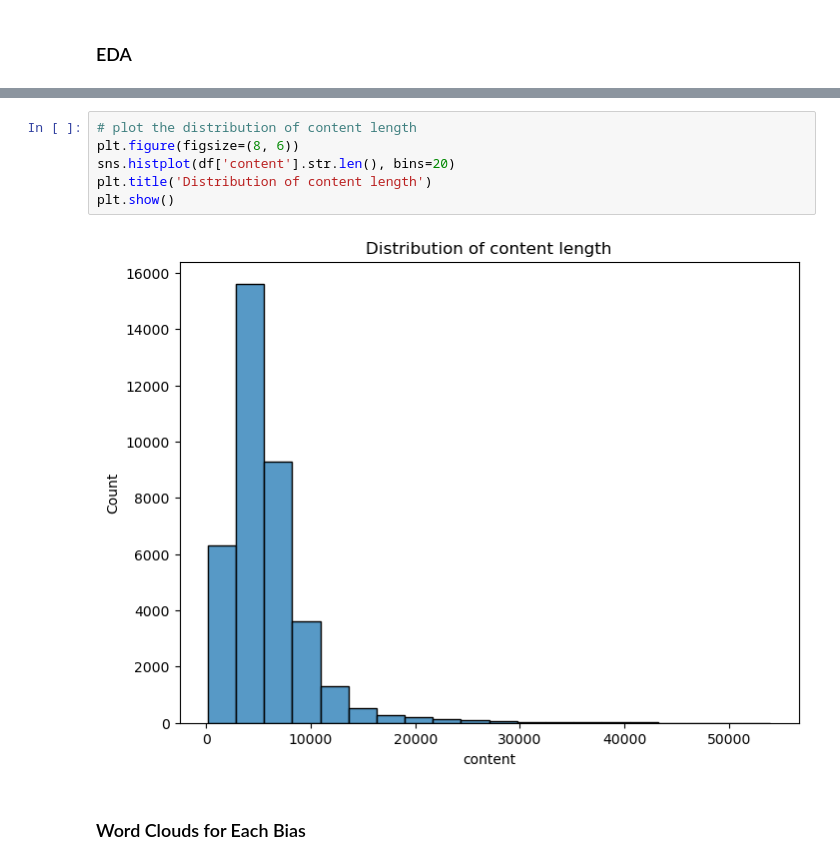
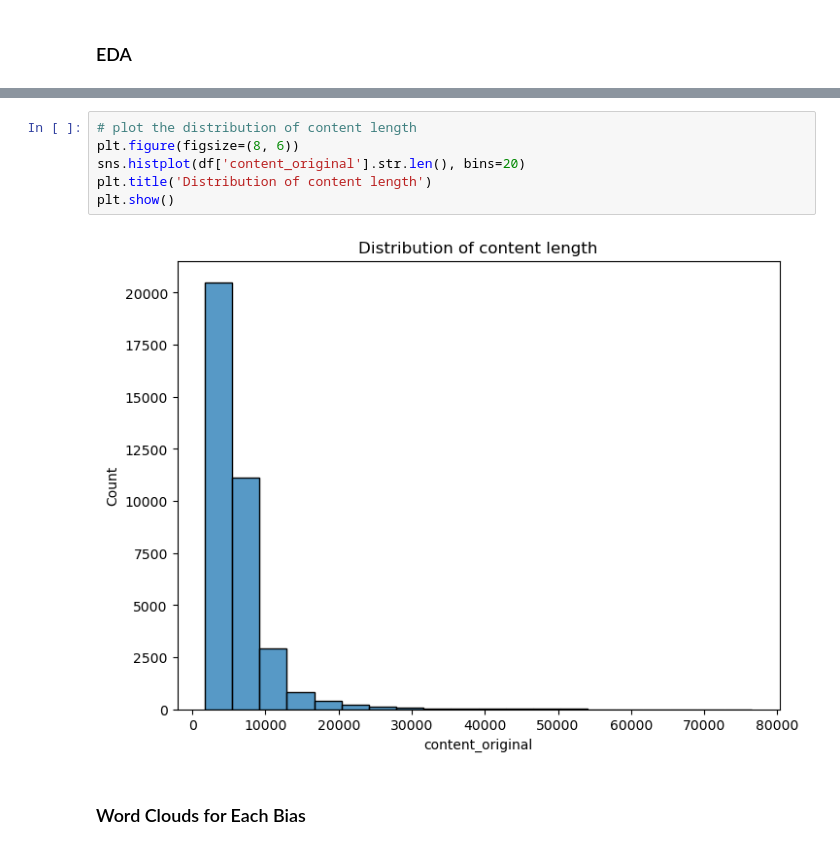
Before and after one commit to UChicago-ML-DL/30100-final, a Jupyter notebook: Random forest.ipynb, the cells around one changed output, grey strips where cells are left out. Drawn from its saved outputs; the diff is of its cells as text.

```diff
--- a/Random forest.ipynb
+++ b/Random forest.ipynb
@@ -57,11 +56,11 @@ plt.show()
 # %%
 # plot the distribution of content length
 plt.figure(figsize=(8, 6))
-sns.histplot(df['content'].str.len(), bins=20)
+sns.histplot(df['content_original'].str.len(), bins=20)
 plt.title('Distribution of content length')
 plt.show()
 # %% [output]
-[figure, old version]
+[figure, new version]
 # %% [markdown]
 ### Word Clouds for Each Bias
 # %%
```
Also changed, not shown: parts of 8 cells of this notebook.
